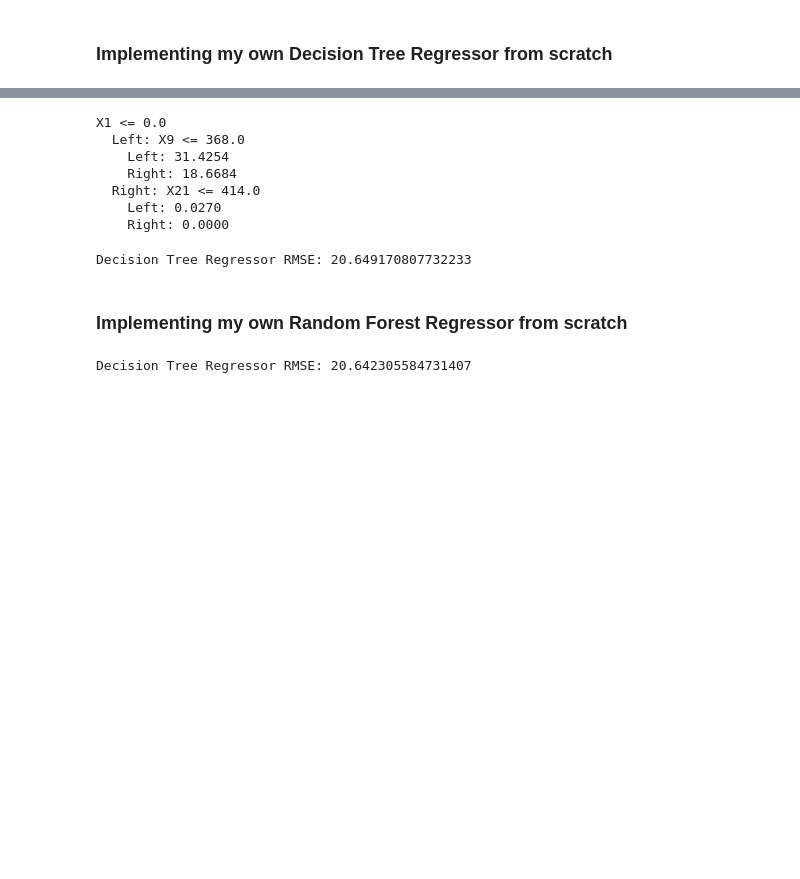
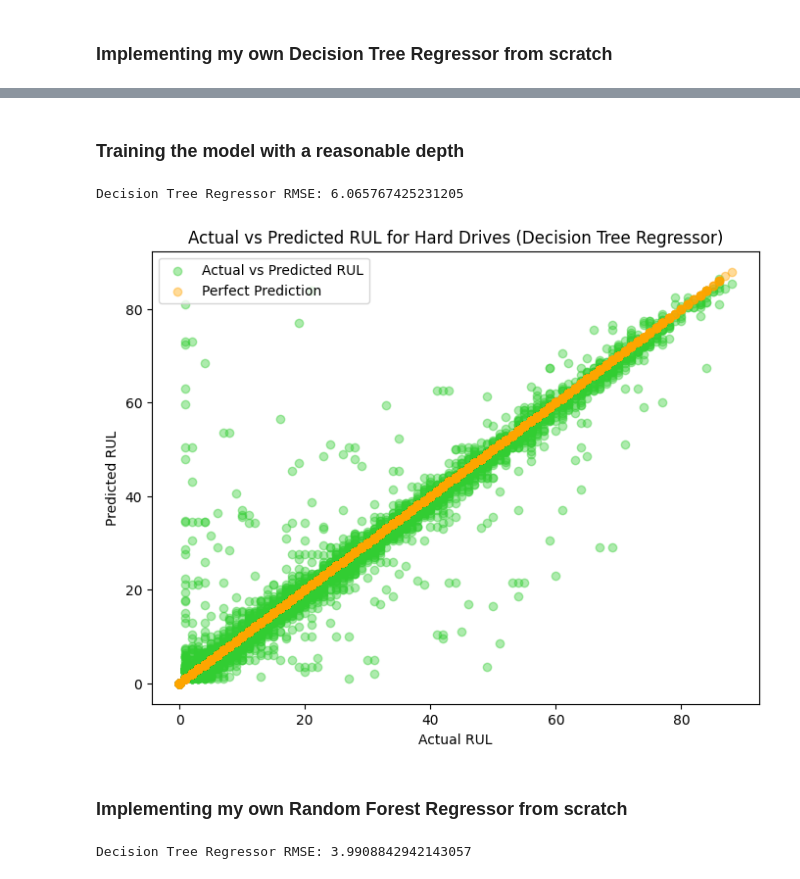
Before and after one commit to baari-ali/hard-drive-predictive-maintenance, a Jupyter notebook: decision_tree_and_random_forest_modelling.ipynb, the cells around one changed output, grey strips where cells are left out. Saved outputs shown, nothing was run; the diff lists cells and outputs as text; code cells hidden in the pictures; blank space fills up the shorter version.

```diff
--- a/decision_tree_and_random_forest_modelling.ipynb
+++ b/decision_tree_and_random_forest_modelling.ipynb
@@ -413,8 +423,19 @@ from collections import Counter
 
 counter = Counter(y_pred_DTR_sklearn)
 sorted_counts = sorted(counter.items(), key=lambda x: x[0])  # Sort the items by value in ascending order
+values = []
+counts = []
 
 for value, count in sorted_counts:
-    print(f"Value: {value}, Count: {count}")
+    values.append(value)
+    counts.append(count)
+
+
+plt.figure(figsize=(12, 6))
+plt.bar(values, counts, color='skyblue')
+plt.xlabel('Predicted Values')
+plt.ylabel('Count')
+plt.title('Distribution of Predicted Values')
+plt.show()
 # %% [output]
 Value: 0.0, Count: 81
@@ -495,7 +486,7 @@ plt.show()
 # %%
 from sklearn.ensemble import RandomForestRegressor
 
-model_RFR_sklearn = RandomForestRegressor()
+model_RFR_sklearn = RandomForestRegressor(n_estimators=100, max_depth=100, min_samples_split=2)
 model_RFR_sklearn.fit(X_train, y_train)
 y_pred_RFR_sklearn = model_RFR_sklearn.predict(X_test)
 # %% [markdown]
@@ -541,9 +532,10 @@ class Node:
 
 
 class MyDecisionTreeRegressor:
-    def __init__(self, max_depth=None, min_samples_split=2):
+    def __init__(self, max_depth=None, min_samples_split=2, max_features=None):
         self.max_depth = max_depth
         self.min_samples_split = min_samples_split
+        self.max_features = max_features
         self.tree = None
 
     def fit(self, X, y):
@@ -596,8 +588,16 @@ class MyDecisionTreeRegressor:
         best_var_reduction = 0
         best_split = None, None
 
+        # Adding feature selection for Random Forest
+        column_indices = list(range(num_features))
+        if self.max_features:  # If we have set a value for the max num of features
+            if self.max_features >= len(column_indices):
+                print('Warning: max_features is set greater than the number of columns. Continuing without max_features.')
+            else:
+                column_indices = np.random.choice(a=num_features, size=self.max_features, replace=False)
+
         # 4. Loop through each feature/column
-        for feature_index in range(num_features):
+        for feature_index in column_indices:
             # 5. Get the unique values in the current feature
             thresholds = np.unique(X[:, feature_index])
             # print(thresholds)
@@ -665,10 +676,5 @@ DTR.fit(X_train, y_train)
-# %%
-DTR.print_tree()
-# %% [output]
-X1 <= 0.0
-  Left: X9 <= 368.0
-    Left: 31.4254
-    Right: 18.6684
-  Right: X21 <= 414.0
-    Left: 0.0270
-    Right: 0.0000
+# %% [markdown]
+### Training the model with a reasonable depth
+# %%
+DTR = MyDecisionTreeRegressor(max_depth=100, min_samples_split=2)
+DTR.fit(X_train, y_train)
@@ -675,9 +683,19 @@ X1 <= 0.0
 # %%
-y_pred_DTR = DTR.predict(X_test)
 rmse_DTR = root_mean_squared_error(y_test, y_pred_DTR)
 print(f'Decision Tree Regressor RMSE: {rmse_DTR}')
 # %% [output]
-Decision Tree Regressor RMSE: 20.649170807732233
+Decision Tree Regressor RMSE: 6.065767425231205
+# %%
+plt.figure(figsize=(8, 6))
+plt.scatter(y_test, y_pred_DTR, alpha=0.4, label='Actual vs Predicted RUL', color='limegreen')
+plt.scatter(y_test, y_test, alpha=0.4, label='Perfect Prediction', color='orange')
+plt.xlabel('Actual RUL')
+plt.ylabel('Predicted RUL')
+plt.title('Actual vs Predicted RUL for Hard Drives (Decision Tree Regressor)')
+plt.legend(loc='upper left')
+plt.show()
+# %% [output]
+[figure, added]
 # %% [markdown]
 ### Implementing my own Random Forest Regressor from scratch
 # %%
@@ -708,6 +730,5 @@ RFR.fit(X_train, y_train)
 # %%
-y_pred_RFR = RFR.predict(X_test)
 rmse_RFR = root_mean_squared_error(y_test, y_pred_RFR)
 print(f'Decision Tree Regressor RMSE: {rmse_RFR}')
 # %% [output]
-Decision Tree Regressor RMSE: 20.642305584731407
+Decision Tree Regressor RMSE: 3.9908842942143057
```
Also changed, not shown: parts of 25 cells of this notebook.
